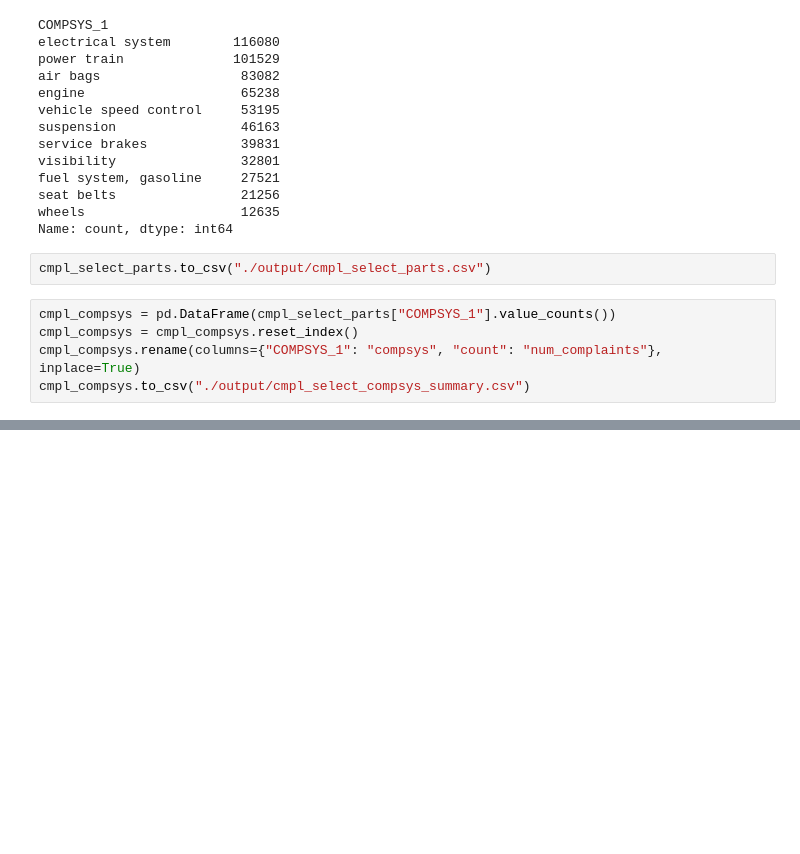
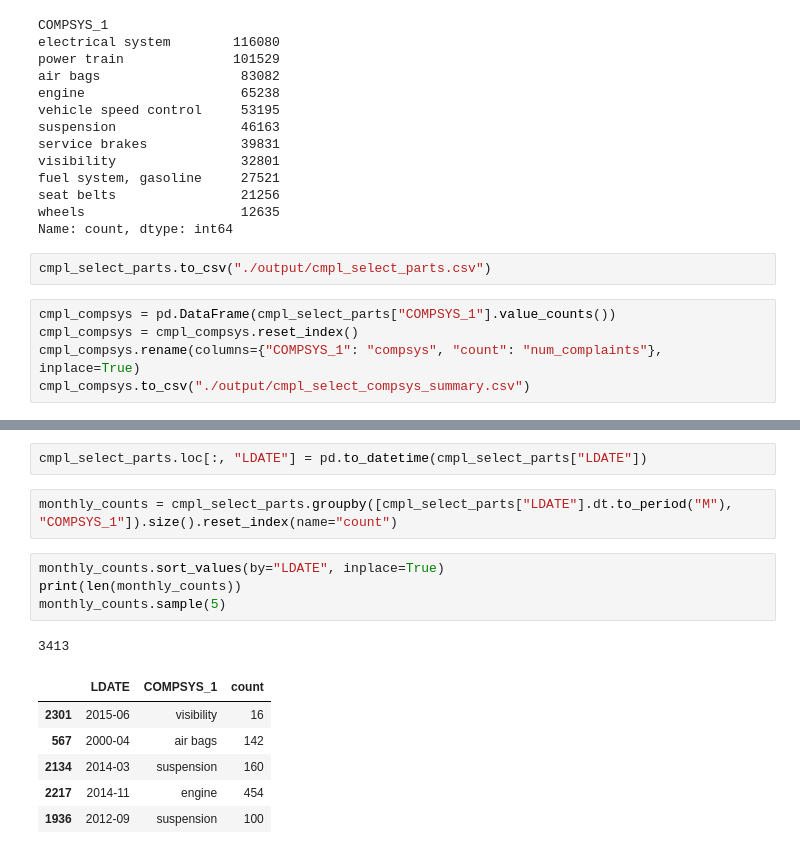
Before and after one commit to prithvidasgupta/si671, a Jupyter notebook: pm_parts_nb.ipynb, the cells around one changed output, grey strips where cells are left out. Cells and saved outputs as stored; diff of their text form; blank space fills up the shorter version.

```diff
--- a/pm_parts_nb.ipynb
+++ b/pm_parts_nb.ipynb
@@ -687,0 +707,16 @@ cmpl_compsys.to_csv("./output/cmpl_select_compsys_summary.csv")
+# %%
+cmpl_select_parts.loc[:, "LDATE"] = pd.to_datetime(cmpl_select_parts["LDATE"])
+# %%
+monthly_counts = cmpl_select_parts.groupby([cmpl_select_parts["LDATE"].dt.to_period("M"), "COMPSYS_1"]).size().reset_index(name="count")
+# %%
+monthly_counts.sort_values(by="LDATE", inplace=True)
+print(len(monthly_counts))
+monthly_counts.sample(5)
+# %% [output]
+3413
+|  | LDATE | COMPSYS_1 | count |
+| 2301 | 2015-06 | visibility | 16 |
+| 567 | 2000-04 | air bags | 142 |
+| 2134 | 2014-03 | suspension | 160 |
+| 2217 | 2014-11 | engine | 454 |
+| 1936 | 2012-09 | suspension | 100 |
```
Also changed, not shown: parts of 16 cells of this notebook.
